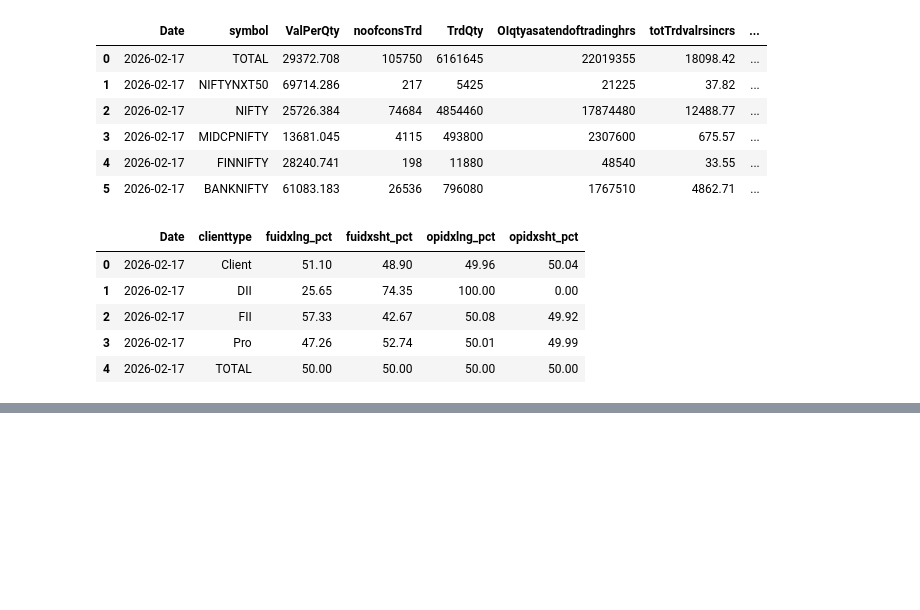
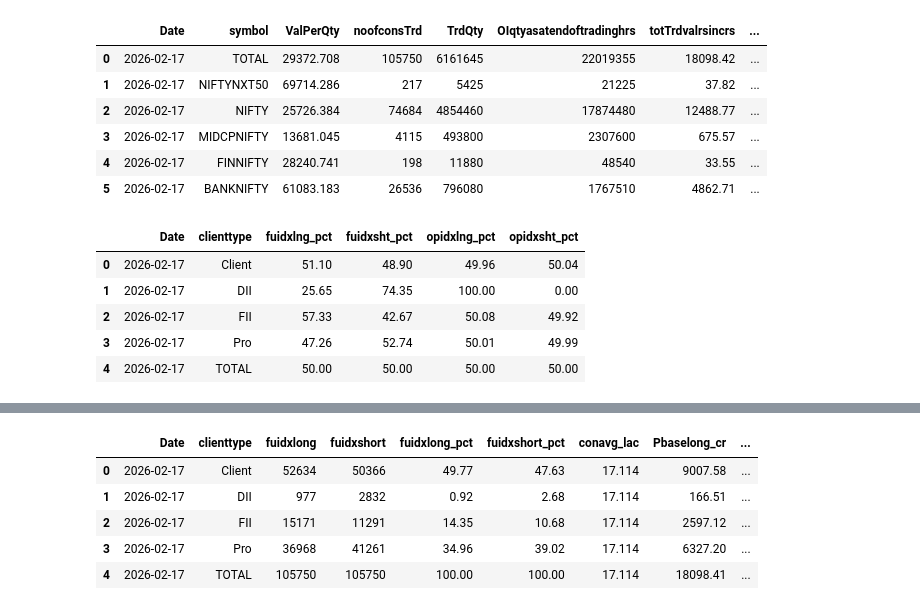
Before and after one commit to shailsun28/stockshortlisting, a Jupyter notebook: Untitled1.ipynb, the cells around one changed output, grey strips where cells are left out. Drawn from its saved outputs; the diff is of its cells as text; code cells hidden in the pictures; blank space fills up the shorter version.

```diff
--- a/Untitled1.ipynb
+++ b/Untitled1.ipynb
@@ -718,0 +733,9 @@ vol.head()
+# %%
+fuidx_pct_vol.head()
+# %% [output]
+|  | Date | clienttype | fuidxlong | fuidxshort | fuidxlong_pct | fuidxshort_pct | conavg_lac | Pbaselong_cr | ... |
+| 0 | 2026-02-17 | Client | 52634 | 50366 | 49.77 | 47.63 | 17.114 | 9007.58 | ... |
+| 1 | 2026-02-17 | DII | 977 | 2832 | 0.92 | 2.68 | 17.114 | 166.51 | ... |
+| 2 | 2026-02-17 | FII | 15171 | 11291 | 14.35 | 10.68 | 17.114 | 2597.12 | ... |
+| 3 | 2026-02-17 | Pro | 36968 | 41261 | 34.96 | 39.02 | 17.114 | 6327.20 | ... |
+| 4 | 2026-02-17 | TOTAL | 105750 | 105750 | 100.00 | 100.00 | 17.114 | 18098.41 | ... |
```
Also changed, not shown: parts of 21 cells of this notebook.
